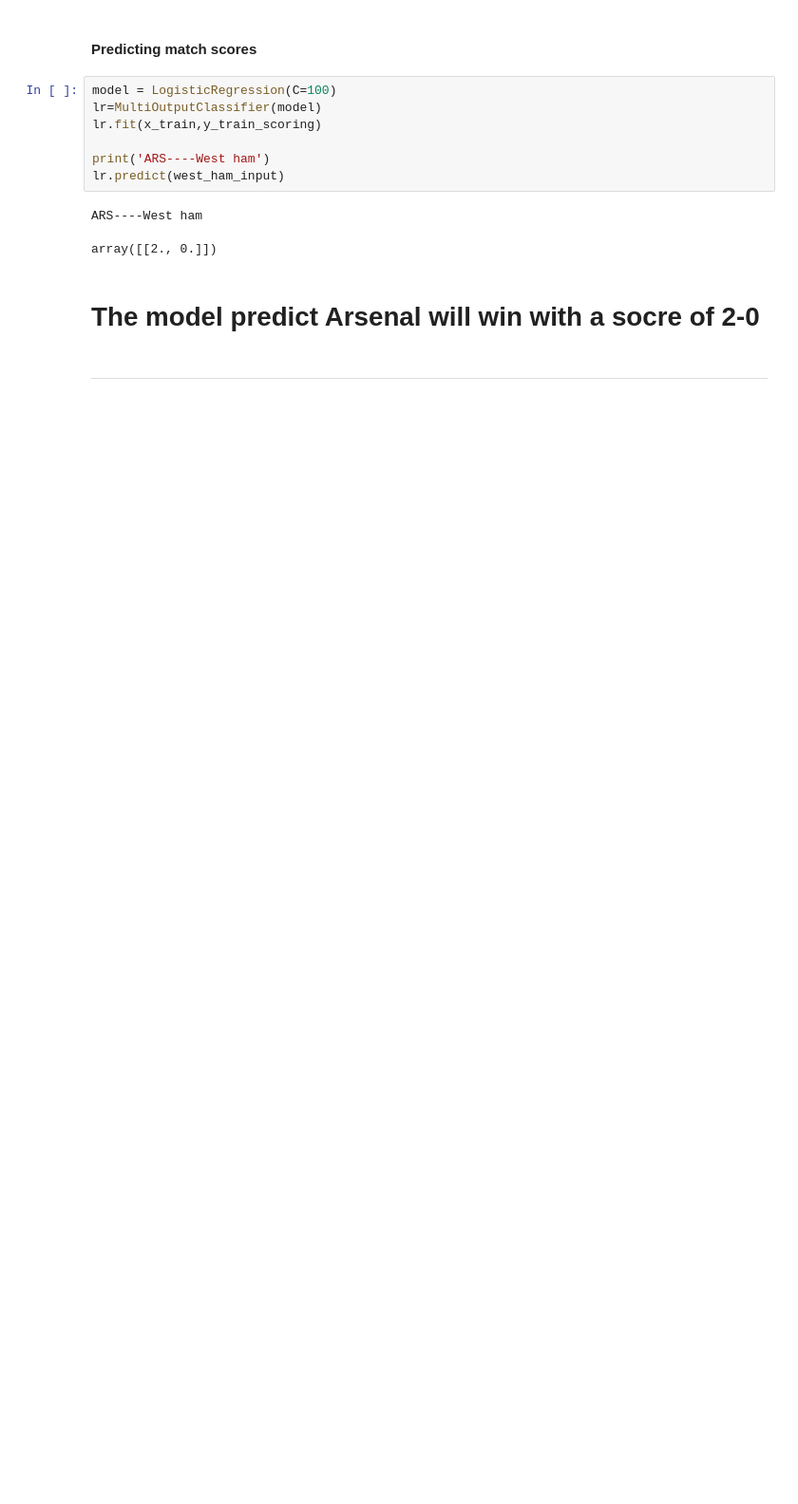
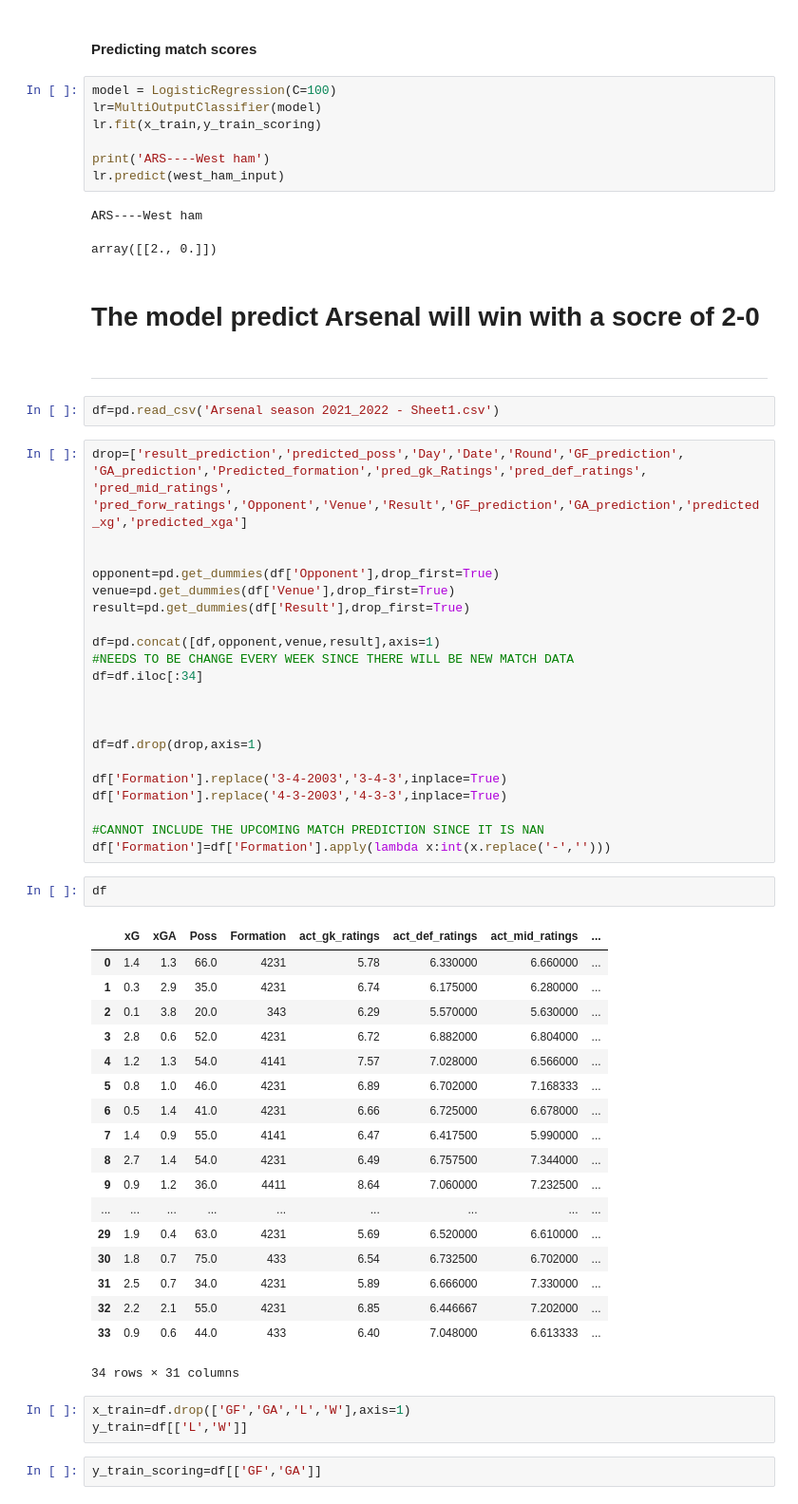
Before and after one commit to alepnabil/Arsenal_match_predictions, a Jupyter notebook: 2021-2022 season/updated_weekly_prediction.ipynb, the cells around one changed output. Shown: that part at 95% size. Cells and saved outputs as stored; diff of their text form; blank space fills up the shorter version.

```diff
--- a/2021-2022 season/updated_weekly_prediction.ipynb
+++ b/2021-2022 season/updated_weekly_prediction.ipynb
@@ -1066,3 +1066,52 @@ array([[2., 0.]])
 # The model predict Arsenal will win with a socre of 2-0
 # %% [markdown]
 ***
+# %%
+df=pd.read_csv('Arsenal season 2021_2022 - Sheet1.csv')
+# %%
+drop=['result_prediction','predicted_poss','Day','Date','Round','GF_prediction', 'GA_prediction','Predicted_formation','pred_gk_Ratings','pred_def_ratings', 'pred_mid_ratings', 'pred_forw_ratings','Opponent','Venue','Result','GF_prediction','GA_prediction','predicted_xg','predicted_xga']
+
+
+opponent=pd.get_dummies(df['Opponent'],drop_first=True)
+venue=pd.get_dummies(df['Venue'],drop_first=True)
+result=pd.get_dummies(df['Result'],drop_first=True)
+
+df=pd.concat([df,opponent,venue,result],axis=1)
+#NEEDS TO BE CHANGE EVERY WEEK SINCE THERE WILL BE NEW MATCH DATA
+df=df.iloc[:34]
+
+
+
+df=df.drop(drop,axis=1)
+
+df['Formation'].replace('3-4-2003','3-4-3',inplace=True)
+df['Formation'].replace('4-3-2003','4-3-3',inplace=True)
+
+#CANNOT INCLUDE THE UPCOMING MATCH PREDICTION SINCE IT IS NAN
+df['Formation']=df['Formation'].apply(lambda x:int(x.replace('-','')))
+# %%
+df
+# %% [output]
+|  | xG | xGA | Poss | Formation | act_gk_ratings | act_def_ratings | act_mid_ratings | ... |
+| 0 | 1.4 | 1.3 | 66.0 | 4231 | 5.78 | 6.330000 | 6.660000 | ... |
+| 1 | 0.3 | 2.9 | 35.0 | 4231 | 6.74 | 6.175000 | 6.280000 | ... |
+| 2 | 0.1 | 3.8 | 20.0 | 343 | 6.29 | 5.570000 | 5.630000 | ... |
+| 3 | 2.8 | 0.6 | 52.0 | 4231 | 6.72 | 6.882000 | 6.804000 | ... |
+| 4 | 1.2 | 1.3 | 54.0 | 4141 | 7.57 | 7.028000 | 6.566000 | ... |
+| 5 | 0.8 | 1.0 | 46.0 | 4231 | 6.89 | 6.702000 | 7.168333 | ... |
+| 6 | 0.5 | 1.4 | 41.0 | 4231 | 6.66 | 6.725000 | 6.678000 | ... |
+| 7 | 1.4 | 0.9 | 55.0 | 4141 | 6.47 | 6.417500 | 5.990000 | ... |
+| 8 | 2.7 | 1.4 | 54.0 | 4231 | 6.49 | 6.757500 | 7.344000 | ... |
+| 9 | 0.9 | 1.2 | 36.0 | 4411 | 8.64 | 7.060000 | 7.232500 | ... |
+| ... | ... | ... | ... | ... | ... | ... | ... | ... |
+| 29 | 1.9 | 0.4 | 63.0 | 4231 | 5.69 | 6.520000 | 6.610000 | ... |
+| 30 | 1.8 | 0.7 | 75.0 | 433 | 6.54 | 6.732500 | 6.702000 | ... |
+| 31 | 2.5 | 0.7 | 34.0 | 4231 | 5.89 | 6.666000 | 7.330000 | ... |
+| 32 | 2.2 | 2.1 | 55.0 | 4231 | 6.85 | 6.446667 | 7.202000 | ... |
+| 33 | 0.9 | 0.6 | 44.0 | 433 | 6.40 | 7.048000 | 6.613333 | ... |
+34 rows × 31 columns
+# %%
+x_train=df.drop(['GF','GA','L','W'],axis=1)
+y_train=df[['L','W']]
+# %%
+y_train_scoring=df[['GF','GA']]
```
Also changed, not shown: parts of 20 cells of this notebook.
